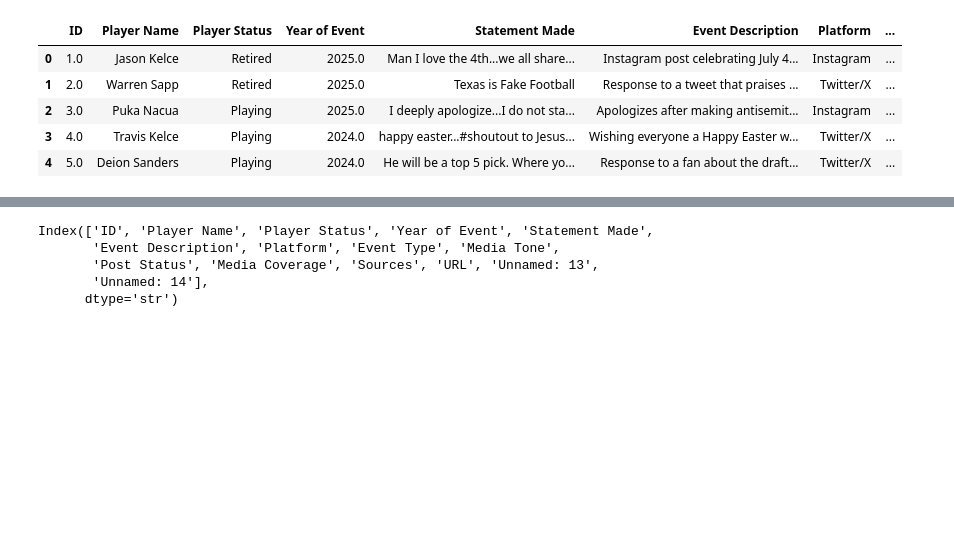
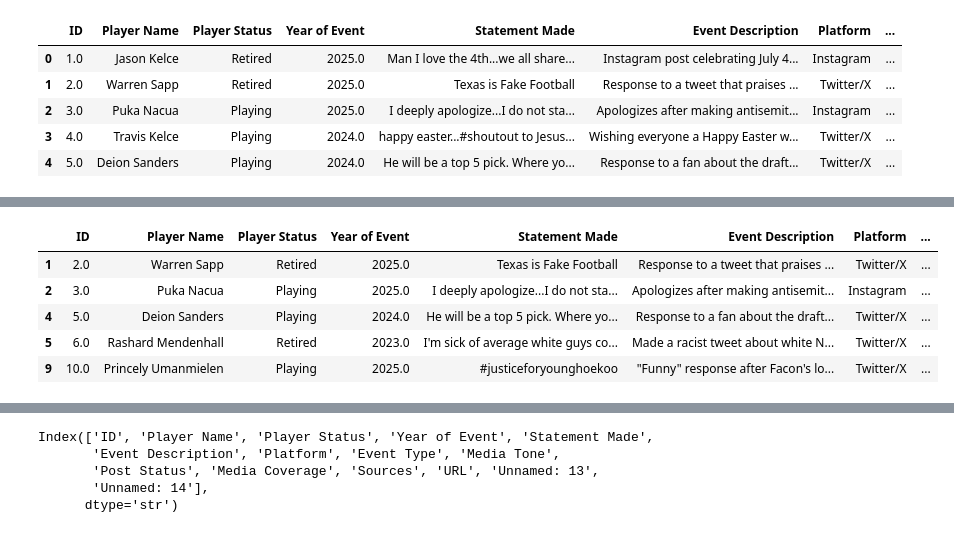
Before and after one commit to CultureAsData-UIUC/is310-spring-2026-group-1, a Jupyter notebook: Finalized_Datasets/Maya_Finalized_Dataset/computational_dataset.ipynb, the cells around one changed output, grey strips where cells are left out. Saved outputs shown, nothing was run; the diff lists cells and outputs as text; code cells hidden in the pictures; blank space fills up the shorter version.

```diff
--- a/Finalized_Datasets/Maya_Finalized_Dataset/computational_dataset.ipynb
+++ b/Finalized_Datasets/Maya_Finalized_Dataset/computational_dataset.ipynb
@@ -27,0 +88,11 @@ nfl_df.head()
+# %%
+test_nfl_df_true = test_nfl_df.dropna(subset='website_text')
+# %%
+test_nfl_df_true.head()
+# %% [output]
+|  | ID | Player Name | Player Status | Year of Event | Statement Made | Event Description | Platform | ... |
+| 1 | 2.0 | Warren Sapp | Retired | 2025.0 | Texas is Fake Football | Response to a tweet that praises ... | Twitter/X | ... |
+| 2 | 3.0 | Puka Nacua | Playing | 2025.0 | I deeply apologize...I do not sta... | Apologizes after making antisemit... | Instagram | ... |
+| 4 | 5.0 | Deion Sanders | Playing | 2024.0 | He will be a top 5 pick. Where yo... | Response to a fan about the draft... | Twitter/X | ... |
+| 5 | 6.0 | Rashard Mendenhall | Retired | 2023.0 | I'm sick of average white guys co... | Made a racist tweet about white N... | Twitter/X | ... |
+| 9 | 10.0 | Princely Umanmielen | Playing | 2025.0 | #justiceforyounghoekoo | "Funny" response after Facon's lo... | Twitter/X | ... |
```
Also changed, not shown: parts of 57 cells of this notebook.
